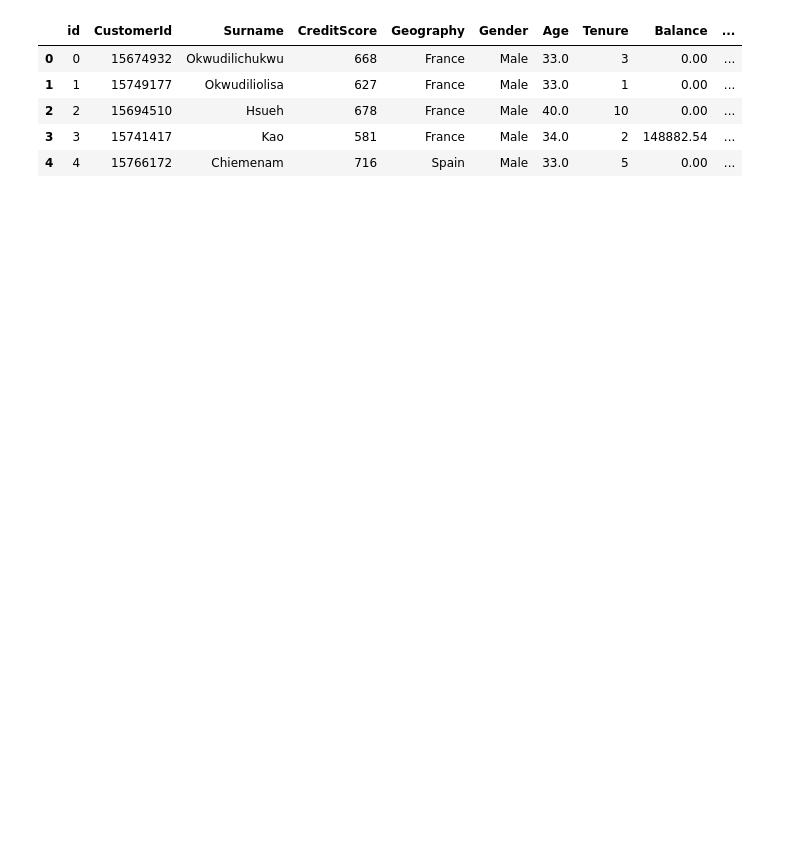
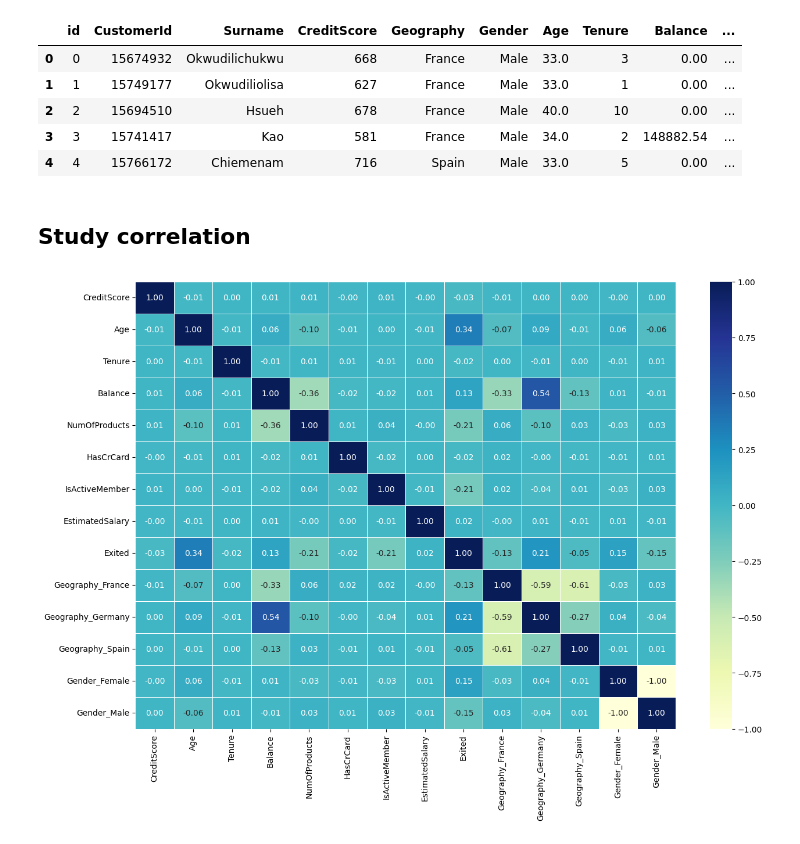
Before and after one commit to hieundx/ML-Lab, a Jupyter notebook: competitions/bank-churn-prediction.ipynb, the cells around one changed output. Cells and saved outputs as stored; diff of their text form; code cells hidden in the pictures; blank space fills up the shorter version.

```diff
--- a/competitions/bank-churn-prediction.ipynb
+++ b/competitions/bank-churn-prediction.ipynb
@@ -17,3 +29,11 @@ data.head()
 | 2 | 2 | 15694510 | Hsueh | 678 | France | Male | 40.0 | 10 | 0.00 | ... |
 | 3 | 3 | 15741417 | Kao | 581 | France | Male | 34.0 | 2 | 148882.54 | ... |
 | 4 | 4 | 15766172 | Chiemenam | 716 | Spain | Male | 33.0 | 5 | 0.00 | ... |
+# %% [markdown]
+## Study correlation
+# %%
+corr_mat = pd.get_dummies(data.drop(['id', 'CustomerId', 'Surname'], axis=1)).corr()
+fig , ax = plt.subplots(figsize = (15 , 10))
+ax = sns.heatmap(corr_mat , annot=True, linewidths=0.5, fmt="0.2f", cmap="YlGnBu")
+# %% [output]
+[figure, added]
```
Also changed, not shown: parts of 19 cells of this notebook, 1 other file.
